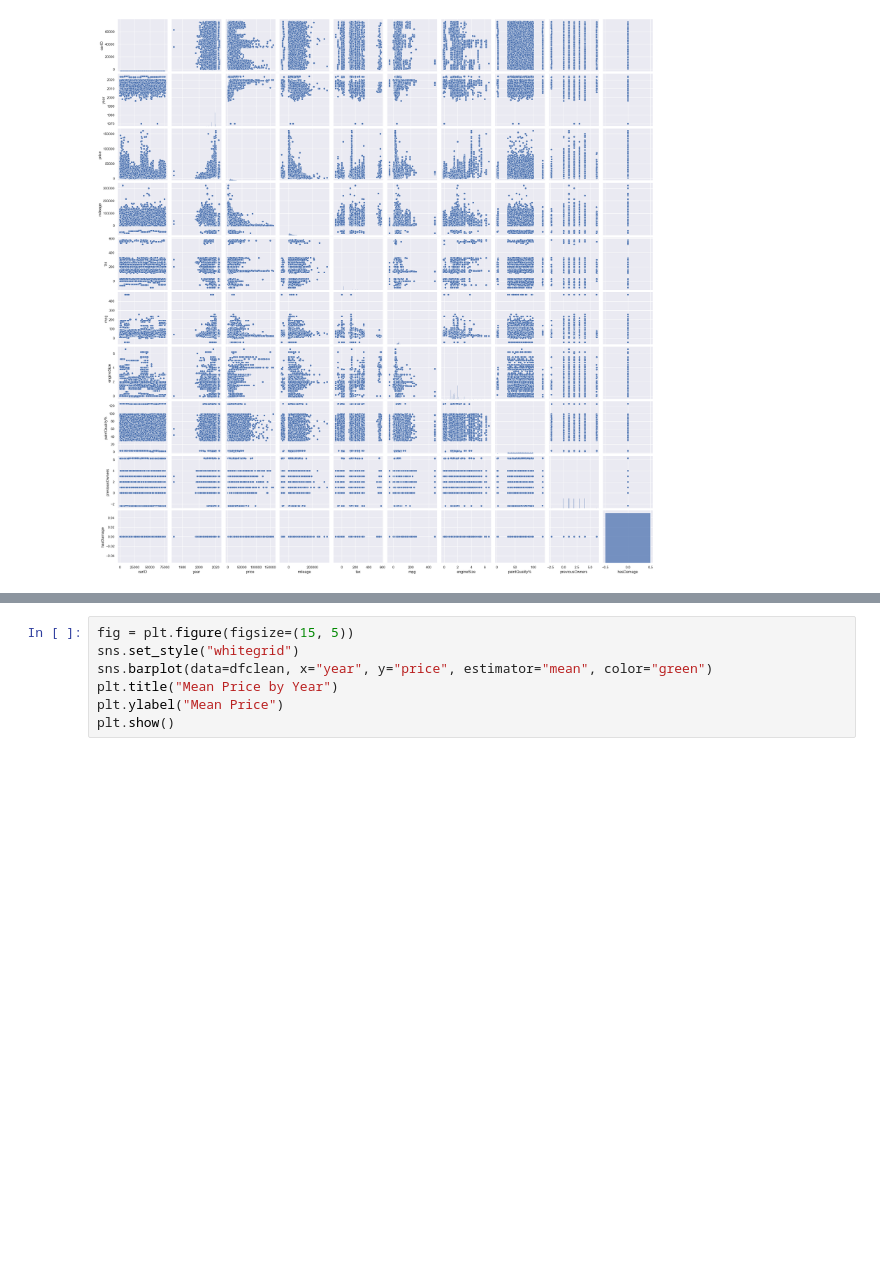
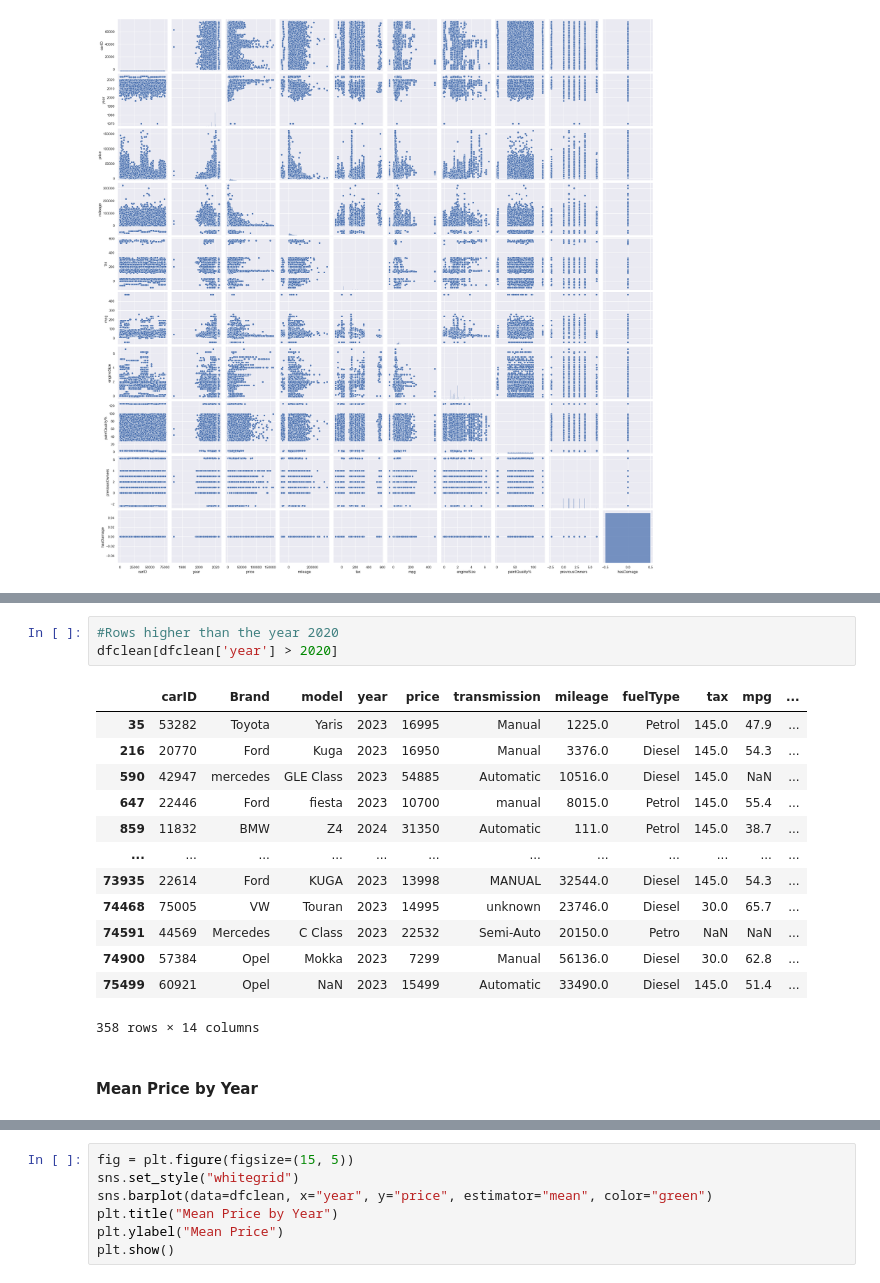
Before and after one commit to Rafaeric71/MachineLearning-Group44, a Jupyter notebook: Group_44_notebooks/DataUnderstanding.ipynb, the cells around one changed output, grey strips where cells are left out. Cells and saved outputs as stored; diff of their text form; blank space fills up the shorter version.

```diff
--- a/Group_44_notebooks/DataUnderstanding.ipynb
+++ b/Group_44_notebooks/DataUnderstanding.ipynb
@@ -488,0 +543,19 @@ dfclean['year'] = dfclean['year'].astype(int)
+# %%
+#Rows higher than the year 2020
+dfclean[dfclean['year'] > 2020]
+# %% [output]
+|  | carID | Brand | model | year | price | transmission | mileage | fuelType | tax | mpg | ... |
+| 35 | 53282 | Toyota | Yaris | 2023 | 16995 | Manual | 1225.0 | Petrol | 145.0 | 47.9 | ... |
+| 216 | 20770 | Ford | Kuga | 2023 | 16950 | Manual | 3376.0 | Diesel | 145.0 | 54.3 | ... |
+| 590 | 42947 | mercedes | GLE Class | 2023 | 54885 | Automatic | 10516.0 | Diesel | 145.0 | NaN | ... |
+| 647 | 22446 | Ford | fiesta | 2023 | 10700 | manual | 8015.0 | Petrol | 145.0 | 55.4 | ... |
+| 859 | 11832 | BMW | Z4 | 2024 | 31350 | Automatic | 111.0 | Petrol | 145.0 | 38.7 | ... |
+| ... | ... | ... | ... | ... | ... | ... | ... | ... | ... | ... | ... |
+| 73935 | 22614 | Ford | KUGA | 2023 | 13998 | MANUAL | 32544.0 | Diesel | 145.0 | 54.3 | ... |
+| 74468 | 75005 | VW | Touran | 2023 | 14995 | unknown | 23746.0 | Diesel | 30.0 | 65.7 | ... |
+| 74591 | 44569 | Mercedes | C Class | 2023 | 22532 | Semi-Auto | 20150.0 | Petro | NaN | NaN | ... |
+| 74900 | 57384 | Opel | Mokka | 2023 | 7299 | Manual | 56136.0 | Diesel | 30.0 | 62.8 | ... |
+| 75499 | 60921 | Opel | NaN | 2023 | 15499 | Automatic | 33490.0 | Diesel | 145.0 | 51.4 | ... |
+358 rows × 14 columns
+# %% [markdown]
+#### Mean Price by Year
```
Also changed, not shown: parts of 14 cells of this notebook.
